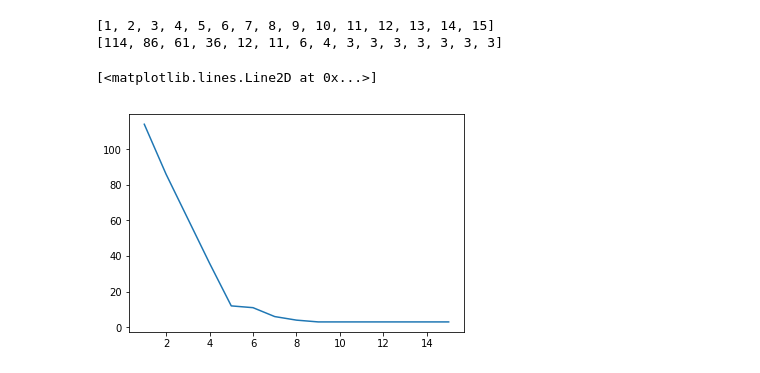
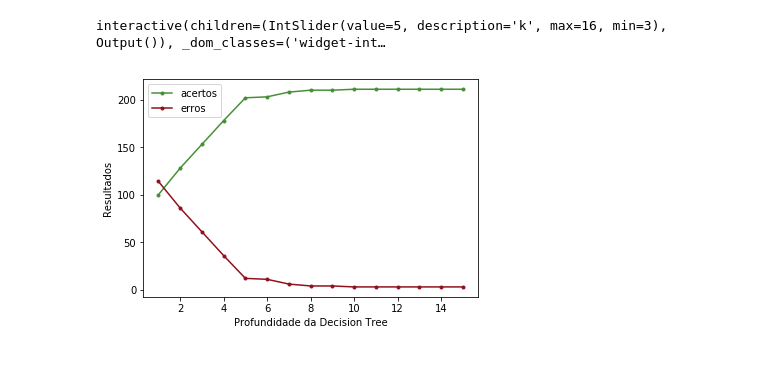
Before and after one commit to VonIgnia/C.Dados-P3, a Jupyter notebook: Classificador2/Notebook interativo de Decision Tree.ipynb, the cells around one changed output. Drawn from its saved outputs; the diff is of its cells as text; code cells hidden in the pictures.

```diff
--- a/Classificador2/Notebook interativo de Decision Tree.ipynb
+++ b/Classificador2/Notebook interativo de Decision Tree.ipynb
@@ -57,0 +16,6 @@ plt.imshow(mpimg.imread("./Img/tree.png"));
+# %%
+@interact(k = (3,len(inputs.columns), 1))
+def f(k=5):
+    Previsão(DecisionTree,k,tree_upgrade=True);
+# %% [output]
+interactive(children=(IntSlider(value=5, description='k', max=16, min=3), Output()), _dom_classes=('widget-int…
@@ -58,22 +24,23 @@ plt.imshow(mpimg.imread("./Img/tree.png"));
 # %%
 lista_k=[]
 lista_erros=[]
+lista_acertos=[]
 for k in range (1,len(inputs.columns)):
     acertos=0
     model = DecisionTree(max_depth=k)
     model.fit(inputs,target);
     model.score(inputs,target);
     for i in range(len(zoo)):
         if (model.predict([inputs.iloc[i]])[0])==(zoo.iloc[i]['class_type']):
             acertos+=1
     erros=len(zoo)-acertos
     lista_k.append(k)
     lista_erros.append(erros)
-print(lista_k)
-print(lista_erros)
-plt.plot(lista_k,lista_erros)
+    lista_acertos.append(acertos)
+plt.plot(lista_k,lista_acertos,color="#459035",marker=".",label="acertos")
+plt.plot(lista_k,lista_erros,color="#8F111D",marker=".",label="erros")
+plt.xlabel("Profundidade da Decision Tree");
+plt.ylabel("Resultados");
+plt.legend();
 # %% [output]
-[1, 2, 3, 4, 5, 6, 7, 8, 9, 10, 11, 12, 13, 14, 15]
-[114, 86, 61, 36, 12, 11, 6, 4, 3, 3, 3, 3, 3, 3, 3]
-[<matplotlib.lines.Line2D at 0x...>]
-[figure, old version]
+[figure, new version]
```
Also changed, not shown: parts of 7 cells of this notebook, 12 other files.
